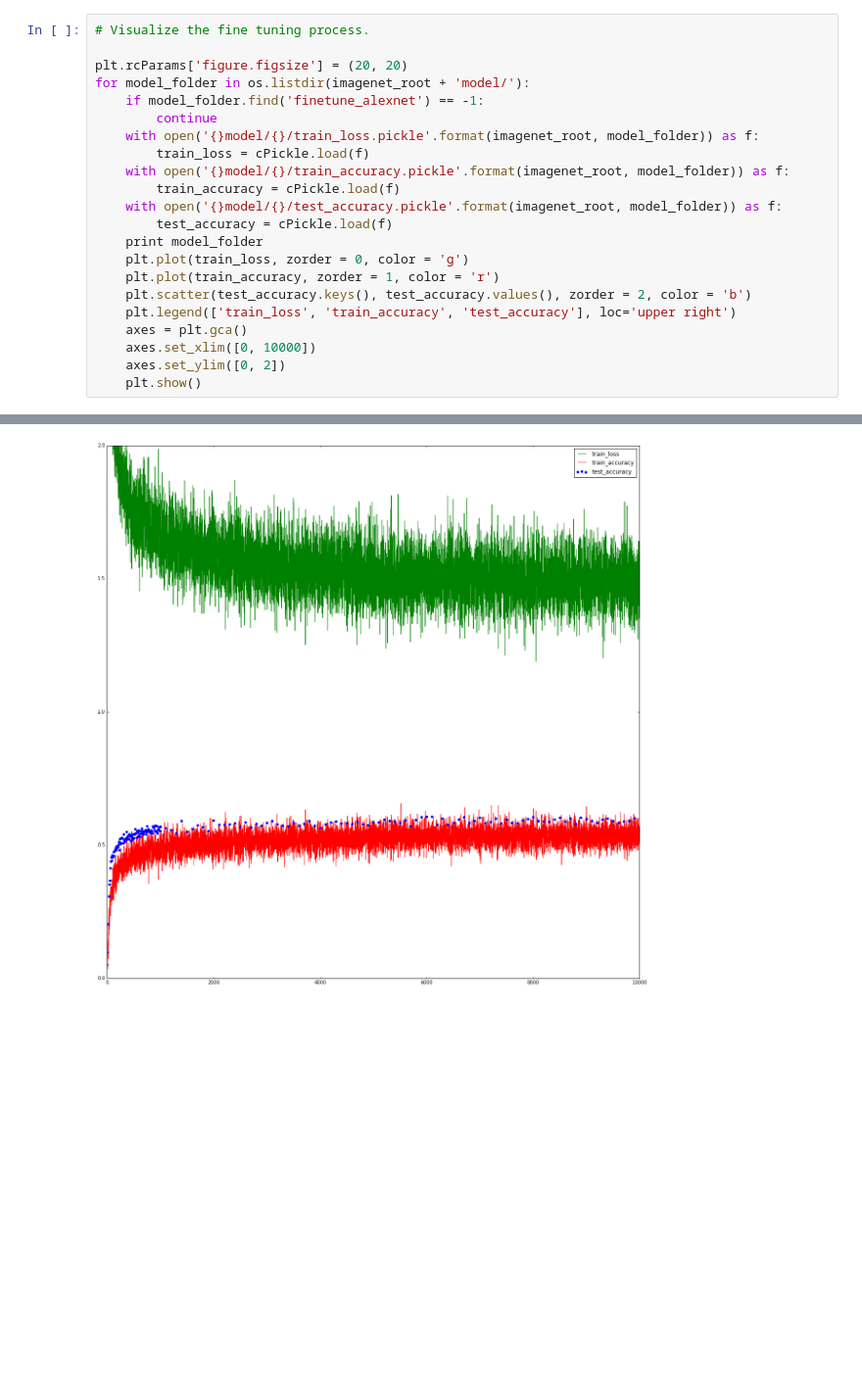
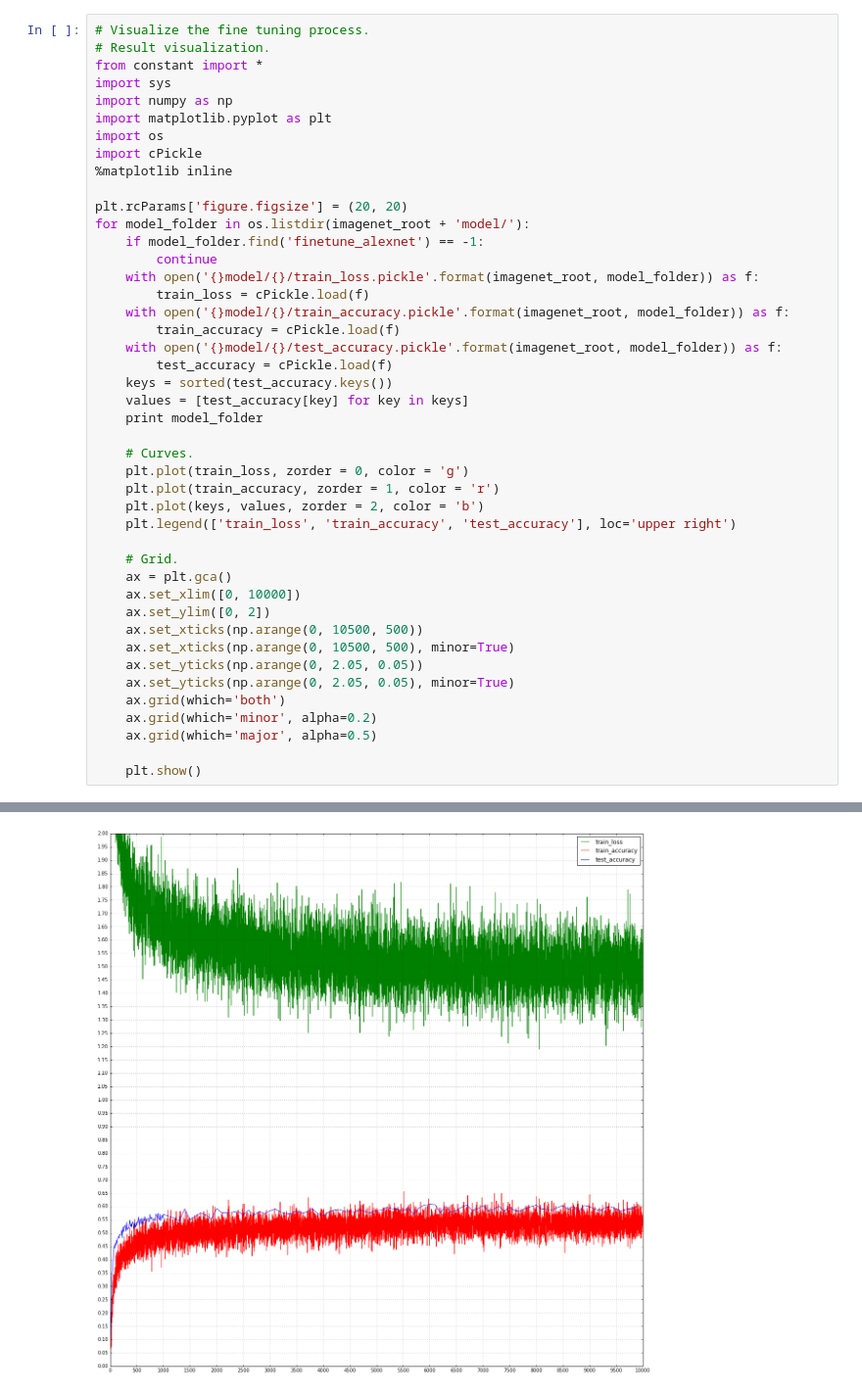
Before and after one commit to Definiter/occlusion-project, a Jupyter notebook: src/visualization.ipynb, the cells around one changed output, grey strips where cells are left out. Shown at 98% size. Drawn from its saved outputs; the diff is of its cells as text; blank space fills up the shorter version.

```diff
--- a/src/visualization.ipynb
+++ b/src/visualization.ipynb
@@ -86,5 +126,13 @@ for aa in accuracies:
 # %%
 # Visualize the fine tuning process.
+# Result visualization.
+from constant import *
+import sys
+import numpy as np
+import matplotlib.pyplot as plt
+import os
+import cPickle
+%matplotlib inline
 
 plt.rcParams['figure.figsize'] = (20, 20)
 for model_folder in os.listdir(imagenet_root + 'model/'):
@@ -96,14 +144,28 @@ for model_folder in os.listdir(imagenet_root + 'model/'):
         train_accuracy = cPickle.load(f)
     with open('{}model/{}/test_accuracy.pickle'.format(imagenet_root, model_folder)) as f:
         test_accuracy = cPickle.load(f)
+    keys = sorted(test_accuracy.keys())
+    values = [test_accuracy[key] for key in keys]
     print model_folder
+
+    # Curves.
     plt.plot(train_loss, zorder = 0, color = 'g')
     plt.plot(train_accuracy, zorder = 1, color = 'r')
-    plt.scatter(test_accuracy.keys(), test_accuracy.values(), zorder = 2, color = 'b')
+    plt.plot(keys, values, zorder = 2, color = 'b')
     plt.legend(['train_loss', 'train_accuracy', 'test_accuracy'], loc='upper right')
-    axes = plt.gca()
-    axes.set_xlim([0, 10000])
-    axes.set_ylim([0, 2])
+
+    # Grid.
+    ax = plt.gca()
+    ax.set_xlim([0, 10000])
+    ax.set_ylim([0, 2])
+    ax.set_xticks(np.arange(0, 10500, 500))
+    ax.set_xticks(np.arange(0, 10500, 500), minor=True)
+    ax.set_yticks(np.arange(0, 2.05, 0.05))
+    ax.set_yticks(np.arange(0, 2.05, 0.05), minor=True)
+    ax.grid(which='both')
+    ax.grid(which='minor', alpha=0.2)
+    ax.grid(which='major', alpha=0.5)
+
     plt.show()
 # %% [output]
 finetune_alexnet_crop_0
@@ -119,3 +181,3 @@ finetune_alexnet_crop_66
 finetune_alexnet_crop_80
-[figure, old version]
+[figure, new version]
 finetune_alexnet_crop_all
```
Also changed, not shown: parts of 3 cells of this notebook, 6 other files.
